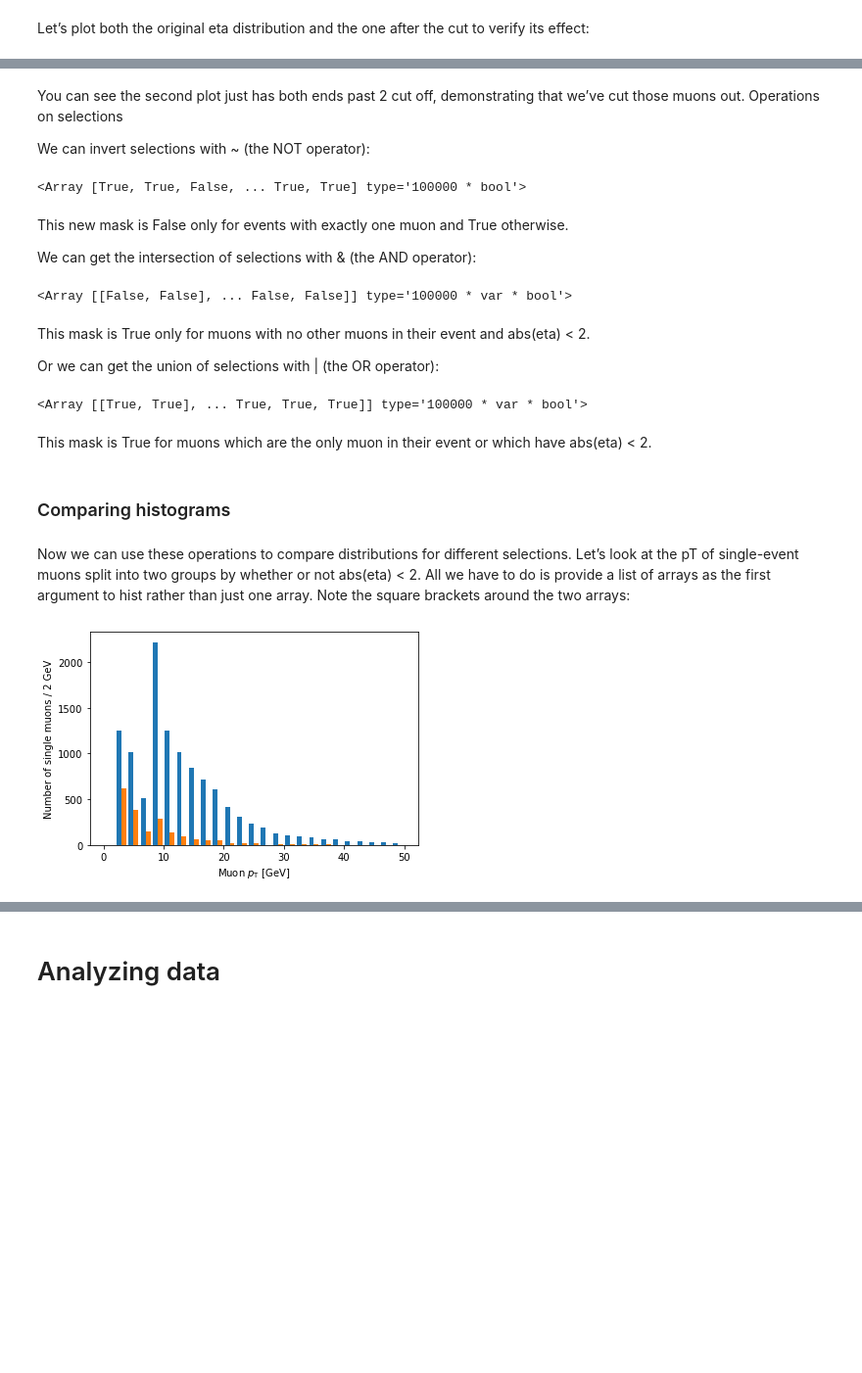
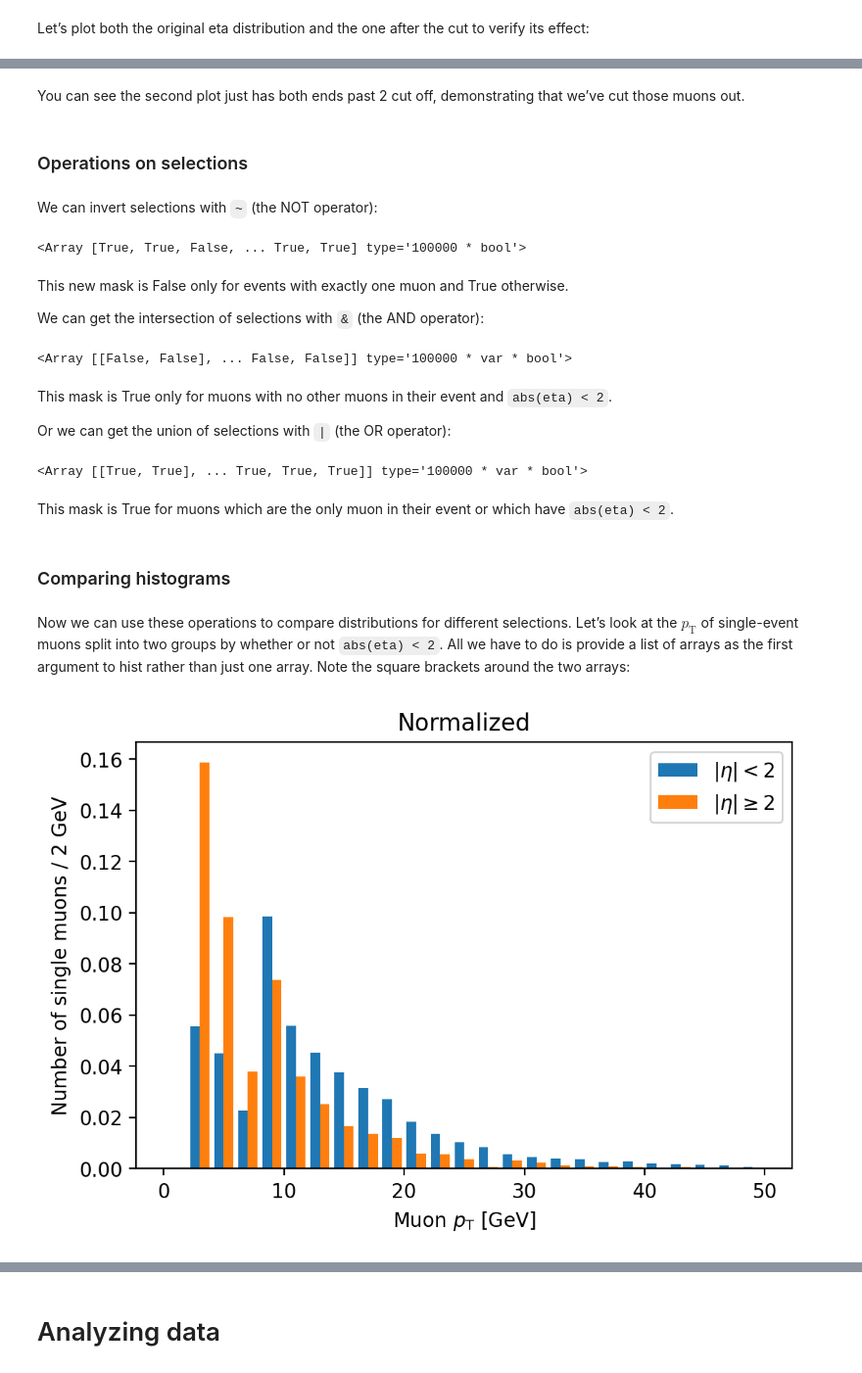
Before and after one commit to masonproffitt/uproot-awkward-vector-demo, a Jupyter notebook: demo.ipynb, the cells around one changed output, grey strips where cells are left out. Shown at 98% size. Cells and saved outputs as stored; diff of their text form; code cells hidden in the pictures; blank space fills up the shorter version.

```diff
--- a/demo.ipynb
+++ b/demo.ipynb
@@ -77,6 +77,7 @@ We'll need NumPy and Matplotlib:
 # %%
 import numpy as np
 import matplotlib.pyplot as plt
+plt.rcParams['figure.dpi'] = 200 # make figures bigger and more readable
 # %% [markdown]
 Uproot and Vector are normally imported by their name, and Awkward Array is usually imported as `ak` as an analogy to `numpy as np`:
 # %%
@@ -348,8 +361,9 @@ plt.show()
 # %% [markdown]
 You can see the second plot just has both ends past 2 cut off, demonstrating that we’ve cut those muons out.
-Operations on selections
-
-We can invert selections with ~ (the NOT operator):
+# %% [markdown]
+### Operations on selections
+# %% [markdown]
+We can invert selections with `~` (the NOT operator):
 # %%
 ~single_muon_mask
 # %% [output]
@@ -357,31 +371,34 @@ We can invert selections with ~ (the NOT operator):
 # %% [markdown]
 This new mask is False only for events with exactly one muon and True otherwise.
 
-We can get the intersection of selections with & (the AND operator):
+We can get the intersection of selections with `&` (the AND operator):
 # %%
 single_muon_mask & eta_mask
 # %% [output]
 <Array [[False, False], ... False, False]] type='100000 * var * bool'>
 # %% [markdown]
-This mask is True only for muons with no other muons in their event and abs(eta) < 2.
+This mask is True only for muons with no other muons in their event and `abs(eta) < 2`.
 
-Or we can get the union of selections with | (the OR operator):
+Or we can get the union of selections with `|` (the OR operator):
 # %%
 single_muon_mask | eta_mask
 # %% [output]
 <Array [[True, True], ... True, True, True]] type='100000 * var * bool'>
 # %% [markdown]
-This mask is True for muons which are the only muon in their event or which have abs(eta) < 2.
+This mask is True for muons which are the only muon in their event or which have `abs(eta) < 2`.
 # %% [markdown]
 ### Comparing histograms
 # %% [markdown]
-Now we can use these operations to compare distributions for different selections. Let’s look at the pT of single-event muons split into two groups by whether or not abs(eta) < 2. All we have to do is provide a list of arrays as the first argument to hist rather than just one array. Note the square brackets around the two arrays:
+Now we can use these operations to compare distributions for different selections. Let’s look at the $p_\mathrm{T}$ of single-event muons split into two groups by whether or not `abs(eta) < 2`. All we have to do is provide a list of arrays as the first argument to hist rather than just one array. Note the square brackets around the two arrays:
 # %%
-plt.hist([ak.flatten(branches['Muon_pt'][single_muon_mask & eta_mask]),
-          ak.flatten(branches['Muon_pt'][single_muon_mask & ~eta_mask])],
-         bins=25, range=(0, 50))
+plt.hist([ak.ravel(branches['Muon_pt'][single_muon_mask & eta_mask]),
+          ak.ravel(branches['Muon_pt'][single_muon_mask & ~eta_mask])],
+         label=['$|\eta| < 2$', '$|\eta| \geq 2$'],
+         bins=25, range=(0, 50), density=True)
+plt.title('Normalized')
 plt.xlabel('Muon $p_{\mathrm{T}}$ [GeV]')
 plt.ylabel('Number of single muons / 2 GeV')
+plt.legend()
 plt.show()
 # %% [output]
-[figure, old version]
+[figure, new version]
```
Also changed, not shown: parts of 62 cells of this notebook.
